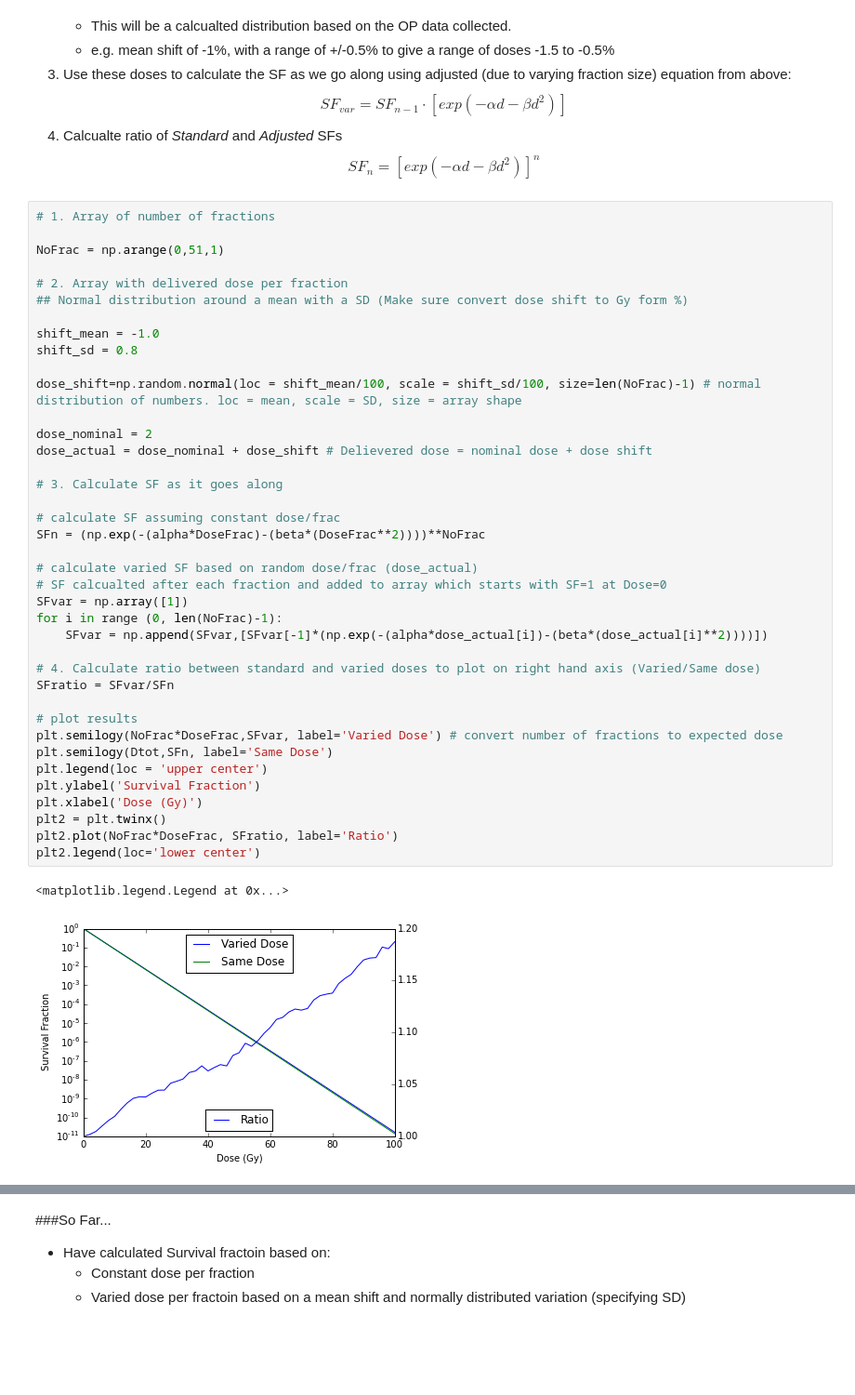
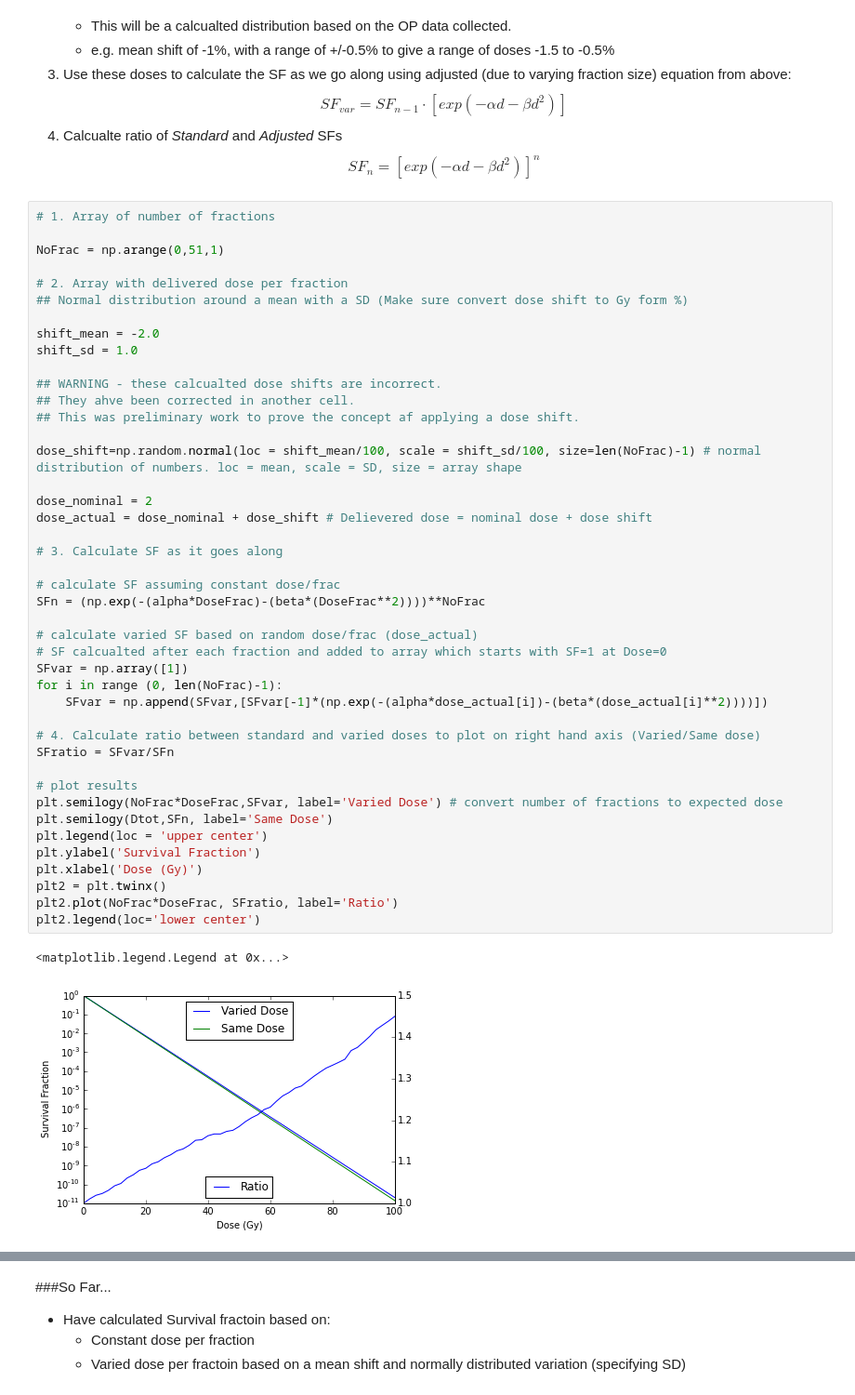
Before and after one commit to mbolt01/InitialCode, a Jupyter notebook: Survival Fraction.ipynb, the cells around one changed output, grey strips where cells are left out. Shown: that part at 93% size. Saved outputs shown, nothing was run; the diff lists cells and outputs as text; blank space fills up the shorter version.

```diff
--- a/Survival Fraction.ipynb
+++ b/Survival Fraction.ipynb
@@ -95,37 +95,41 @@ NoFrac = np.arange(0,51,1)
 # 2. Array with delivered dose per fraction
 ## Normal distribution around a mean with a SD (Make sure convert dose shift to Gy form %)
 
-shift_mean = -1.0
-shift_sd = 0.8
+shift_mean = -2.0
+shift_sd = 1.0
+
+## WARNING - these calcualted dose shifts are incorrect.
+## They ahve been corrected in another cell.
+## This was preliminary work to prove the concept af applying a dose shift.
 
 dose_shift=np.random.normal(loc = shift_mean/100, scale = shift_sd/100, size=len(NoFrac)-1) # normal distribution of numbers. loc = mean, scale = SD, size = array shape
 
 dose_nominal = 2
 dose_actual = dose_nominal + dose_shift # Delievered dose = nominal dose + dose shift
 
 # 3. Calculate SF as it goes along
 
 # calculate SF assuming constant dose/frac
 SFn = (np.exp(-(alpha*DoseFrac)-(beta*(DoseFrac**2))))**NoFrac
 
 # calculate varied SF based on random dose/frac (dose_actual)
 # SF calcualted after each fraction and added to array which starts with SF=1 at Dose=0
 SFvar = np.array([1])
 for i in range (0, len(NoFrac)-1):
     SFvar = np.append(SFvar,[SFvar[-1]*(np.exp(-(alpha*dose_actual[i])-(beta*(dose_actual[i]**2))))])
 
 # 4. Calculate ratio between standard and varied doses to plot on right hand axis (Varied/Same dose)
 SFratio = SFvar/SFn
 
 # plot results
 plt.semilogy(NoFrac*DoseFrac,SFvar, label='Varied Dose') # convert number of fractions to expected dose
 plt.semilogy(Dtot,SFn, label='Same Dose')
 plt.legend(loc = 'upper center')
 plt.ylabel('Survival Fraction')
 plt.xlabel('Dose (Gy)')
 plt2 = plt.twinx()
 plt2.plot(NoFrac*DoseFrac, SFratio, label='Ratio')
 plt2.legend(loc='lower center')
 # %% [output]
 <matplotlib.legend.Legend at 0x...>
-[figure, old version]
+[figure, new version]
```
Also changed, not shown: parts of 11 cells of this notebook.
